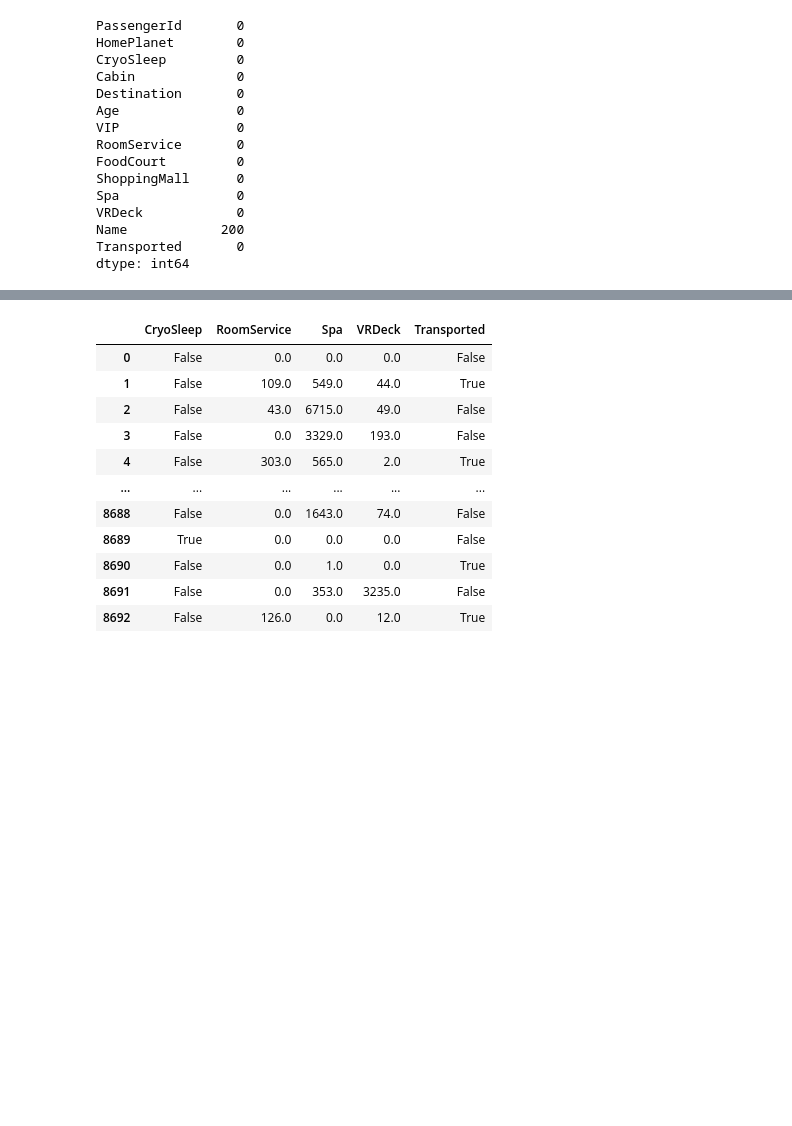
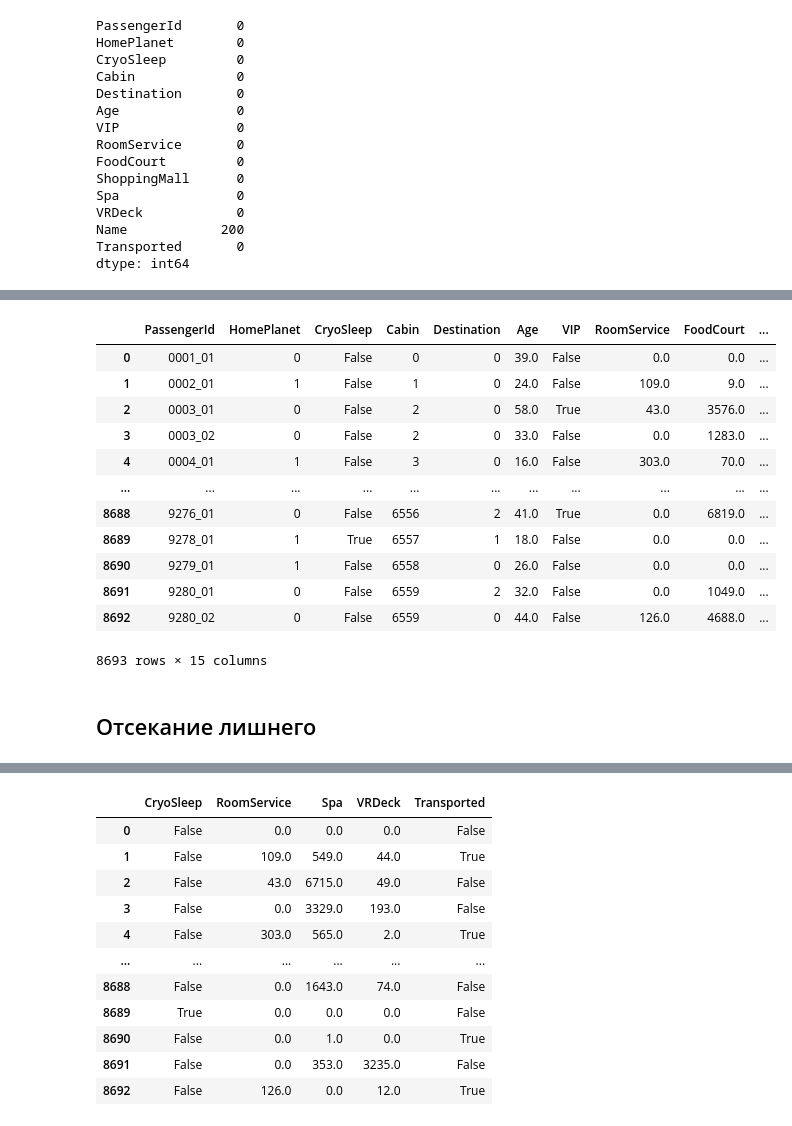
Before and after one commit to Jrol123/Big_data, a Jupyter notebook: lab4/main.ipynb, the cells around one changed output, grey strips where cells are left out. Saved outputs shown, nothing was run; the diff lists cells and outputs as text; code cells hidden in the pictures; blank space fills up the shorter version.

```diff
--- a/lab4/main.ipynb
+++ b/lab4/main.ipynb
@@ -106,0 +109,3 @@ for col in cat_columns:
+# %%
+id_name_df = df[["PassengerId", "Name"]]
+id_name_df
@@ -107,3 +186,22 @@ for col in cat_columns:
+# %%
+df['Count_family'] = ppd
+df
+# %% [output]
+|  | PassengerId | HomePlanet | CryoSleep | Cabin | Destination | Age | VIP | RoomService | FoodCourt | ... |
+| 0 | 0001_01 | 0 | False | 0 | 0 | 39.0 | False | 0.0 | 0.0 | ... |
+| 1 | 0002_01 | 1 | False | 1 | 0 | 24.0 | False | 109.0 | 9.0 | ... |
+| 2 | 0003_01 | 0 | False | 2 | 0 | 58.0 | True | 43.0 | 3576.0 | ... |
+| 3 | 0003_02 | 0 | False | 2 | 0 | 33.0 | False | 0.0 | 1283.0 | ... |
+| 4 | 0004_01 | 1 | False | 3 | 0 | 16.0 | False | 303.0 | 70.0 | ... |
+| ... | ... | ... | ... | ... | ... | ... | ... | ... | ... | ... |
+| 8688 | 9276_01 | 0 | False | 6556 | 2 | 41.0 | True | 0.0 | 6819.0 | ... |
+| 8689 | 9278_01 | 1 | True | 6557 | 1 | 18.0 | False | 0.0 | 0.0 | ... |
+| 8690 | 9279_01 | 1 | False | 6558 | 0 | 26.0 | False | 0.0 | 0.0 | ... |
+| 8691 | 9280_01 | 0 | False | 6559 | 2 | 32.0 | False | 0.0 | 1049.0 | ... |
+| 8692 | 9280_02 | 0 | False | 6559 | 0 | 44.0 | False | 126.0 | 4688.0 | ... |
+8693 rows × 15 columns
+# %% [markdown]
+## Отсекание лишнего
 # %%
 sdf = df.drop(columns=["Name"] + cat_columns, axis=1)
 plt.figure(figsize=(10, 10))
```
Also changed, not shown: parts of 16 cells of this notebook.
